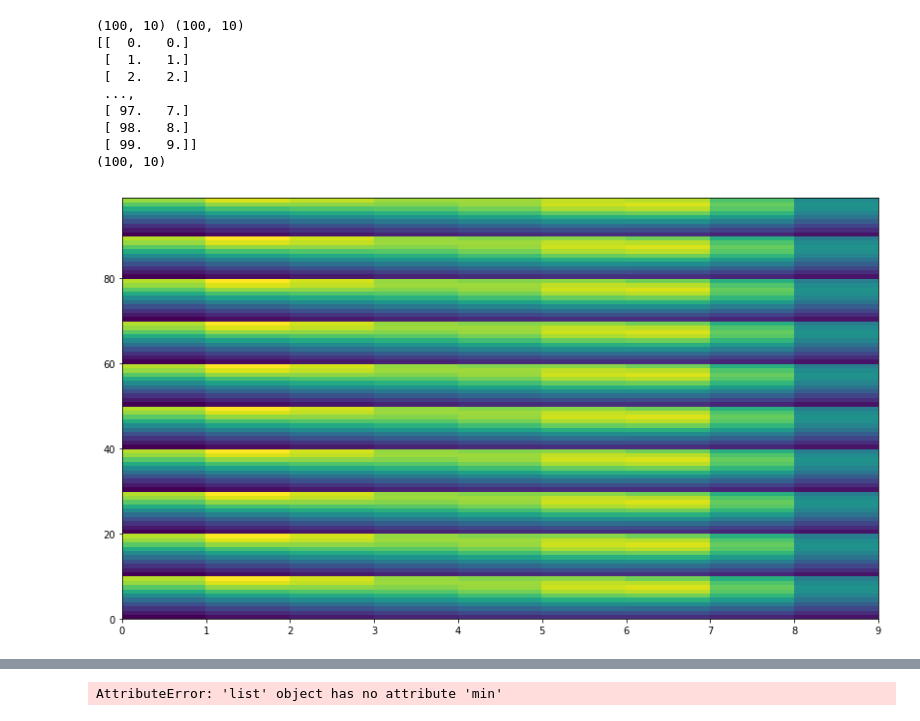
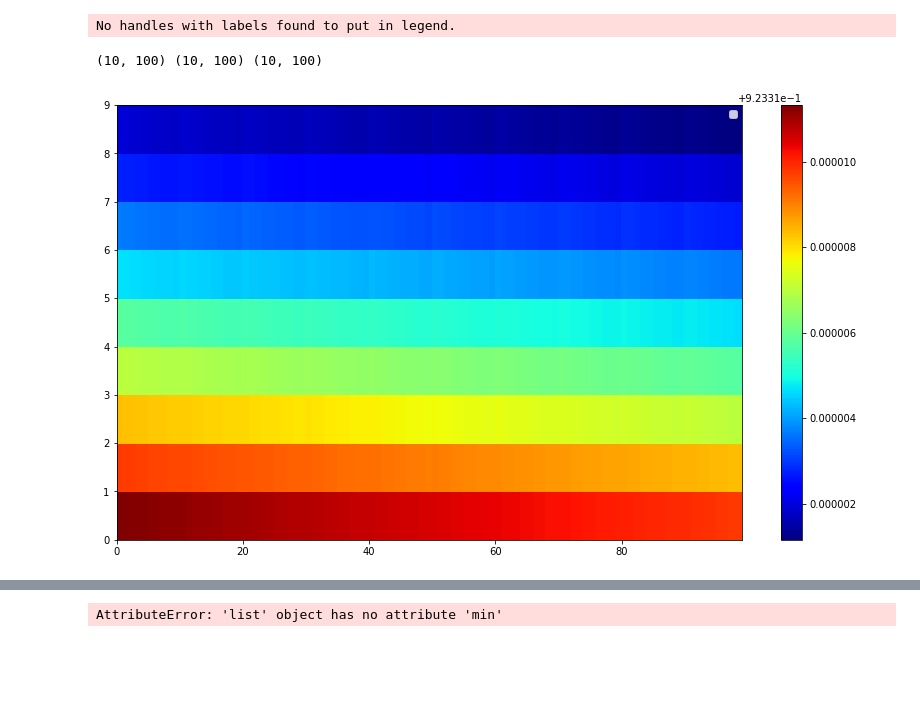
Before and after one commit to June-Skeeter/ML_GapFilling, a Jupyter notebook: MultiLayerModel.ipynb, the cells around one changed output, grey strips where cells are left out. Cells and saved outputs as stored; diff of their text form; code cells hidden in the pictures; blank space fills up the shorter version.

```diff
--- a/MultiLayerModel.ipynb
+++ b/MultiLayerModel.ipynb
@@ -32,7 +32,7 @@ class Params:
             samp_size = 20
             Searches = 10
         else:
-            epochs = 100
+            epochs = 10
             reps = 5
             N_Max = 100
             N_min = 2
@@ -49,7 +49,7 @@ class Params:
         self.params['reps'] = reps
         self.params['epochs'] = epochs
         self.params['Y'] = Y
-        self.params['proc']=3
+        self.params['proc']=1
         self.params['Searches']=Searches
 
 rpms = Params('Test','fch4')
@@ -198,54 +196,55 @@ def upper_confidence_bound(mu_x, sigma_x, opt_value, kappa=-1.0):
     return mu_x + kappa * sigma_x
 
 from sklearn.gaussian_process import GaussianProcessRegressor
-from sklearn.gaussian_process.kernels import Matern, WhiteKernel
+from sklearn.gaussian_process.kernels import Matern, WhiteKernel, ConstantKernel
+from matplotlib import cm
 
-kernel = Matern(length_scale = [50,3],length_scale_bounds="fixed")
-gp = GaussianProcessRegressor(kernel=kernel, alpha=Runs['STD'].values, random_state=0,normalize_y=False)
+kernel = Matern(length_scale = [1,1],length_scale_bounds="fixed")
+kernel = ConstantKernel(1e0, (1e-2, 1e2))*Matern(1e1, (1e-4, 1e4),nu = 2.5)\
++ WhiteKernel(noise_level=1e0, noise_level_bounds=(1e-2, 1e2))
+
+gp = GaussianProcessRegressor(kernel=kernel, alpha=Runs['STD'].values, random_state=0,normalize_y=True)
 gp.fit(Runs[['N','T']].values, Runs['MSE'].values)
-
 
 N = [n for n in range(params['N_Max'])]
 T = [t for t in range(params['T_Max'])]
 A = [T[i] for j in range(len(N))for i in range(len(T))]
-B = [N[i] for j in range(len(T))for i in range(len(N))]
+B = [N[j] for j in range(len(N))for i in range(len(T))]
 T = np.asanyarray(A)
 N = np.asanyarray(B)
+
+# print(T)
+# print(N)
 
 
 X = np.zeros(shape=(T.shape[0],2))
 X[:,0] = N
 X[:,1] = T
 
 Xi = np.arange(N.min(),N.max()+.1,1)
 Yi = np.arange(T.min(),T.max()+.1,1)
-xi,yi = np.meshgrid(Yi,Xi)
+xi,yi = np.meshgrid(Xi,Yi)
 
-print(xi.shape,yi.shape)
+# print(xi.shape,yi.shape)
 
-print(X)
+# print(X)
 
 y_pred,sigma = gp.predict(X,return_std=True)
-y_predi = y_pred.reshape(Xi.shape[0],Yi.shape[0])
+y_predi = y_pred.reshape(xi.shape[0],xi.shape[1])
 
-print(y_predi.shape)
+print(yi.shape,xi.shape,y_predi.shape)
 
 plt.figure()
-plt.pcolor(xi,yi,y_predi)
+# plt.imshow(y_pred)
+plt.pcolor(xi,yi,y_predi,cmap=cm.jet)
+plt.colorbar()
 # plt.scatter(X[:,0],X[:,1],c=y_pred)#[:,0],X[:,1],y_pred)
 plt.legend()
 Runs2 = Runs.copy()
 # %% [output]
-(100, 10) (100, 10)
-[[  0.   0.]
- [  1.   1.]
- [  2.   2.]
- ...,
- [ 97.   7.]
- [ 98.   8.]
- [ 99.   9.]]
-(100, 10)
+No handles with labels found to put in legend.
+(10, 100) (10, 100) (10, 100)
-[figure, old version]
+[figure, new version]
 # %%
 from scipy.optimize import minimize
 acq = upper_confidence_bound
```
Also changed, not shown: parts of 6 cells of this notebook.
